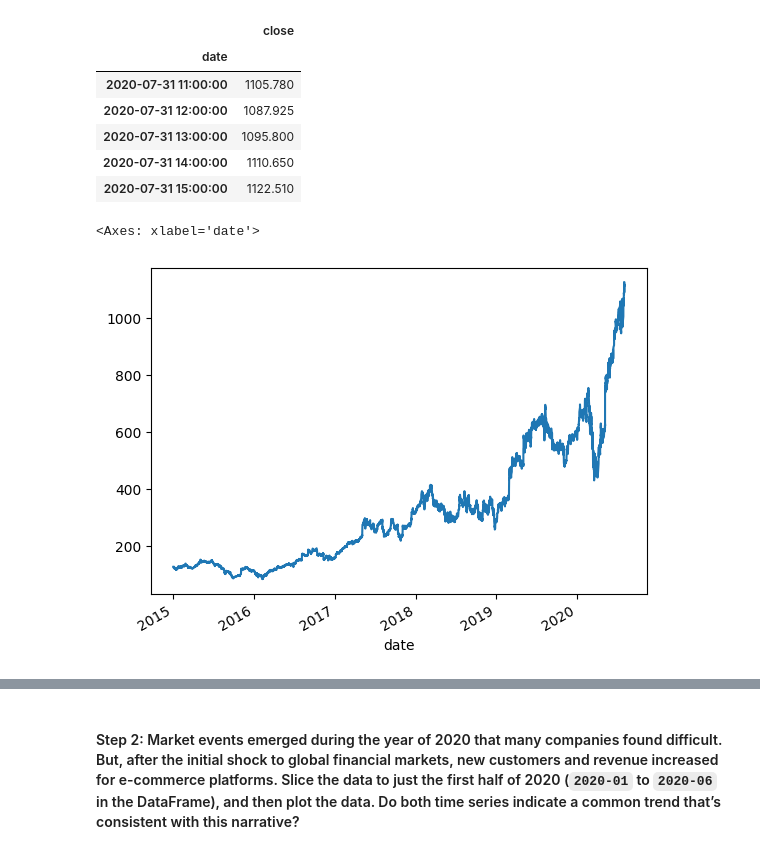
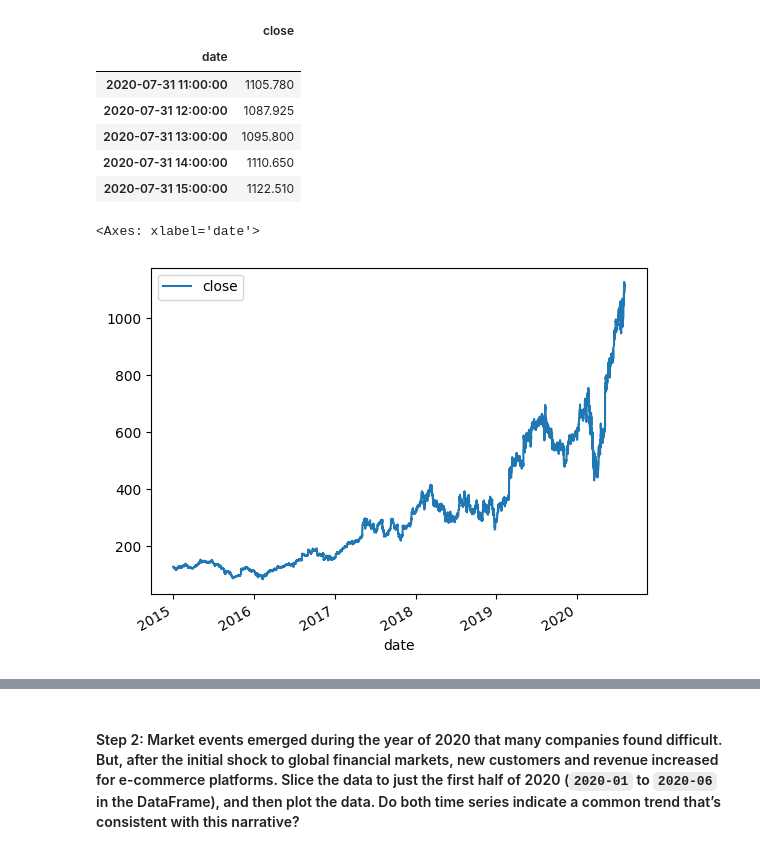
Before and after one commit to zhongzheshen/prophet-challenge, a Jupyter notebook: Copy_of_forecasting_net_prophet.ipynb, the cells around one changed output, grey strips where cells are left out. Saved outputs shown, nothing was run; the diff lists cells and outputs as text; code cells hidden in the pictures.

```diff
--- a/Copy_of_forecasting_net_prophet.ipynb
+++ b/Copy_of_forecasting_net_prophet.ipynb
@@ -254,10 +244,10 @@ display(df_mercado_stock.tail())
 | 2020-07-31 15:00:00 | 1122.510 |
 # %%
 # Visualize the closing price of the df_mercado_stock DataFrame
-plt.plot(df_mercado_stock.columns('close'))
+df_mercado_stock.plot()
 # %% [output]
 <Axes: xlabel='date'>
-[figure, old version]
+[figure, new version]
 # %%
 # Concatenate the df_mercado_stock DataFrame with the df_mercado_trends DataFrame
 # Concatenate the DataFrame by columns (axis=1), and drop and rows with only one column of data
```
Also changed, not shown: parts of 24 cells of this notebook.
